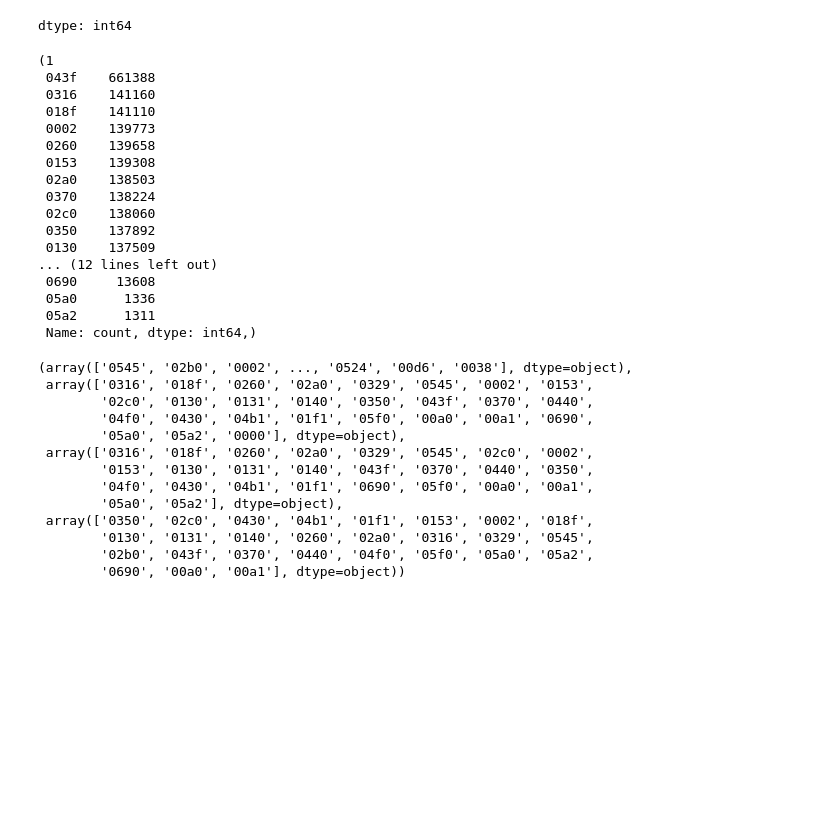
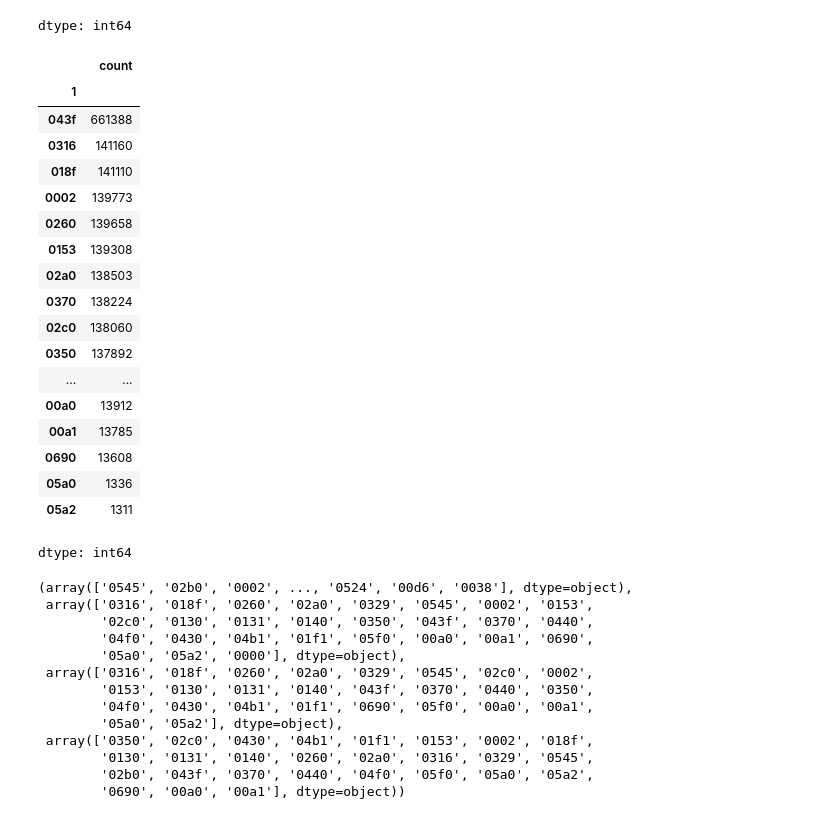
Before and after one commit to NachoDave/Automated-Vehicle-Anomalous-Driving-Behaviour, a Jupyter notebook: CAMs_Autoencoder_project_model.ipynb, the cells around one changed output. Saved outputs shown, nothing was run; the diff lists cells and outputs as text; code cells hidden in the pictures; blank space fills up the shorter version.

```diff
--- a/CAMs_Autoencoder_project_model.ipynb
+++ b/CAMs_Autoencoder_project_model.ipynb
@@ -95,25 +88,27 @@ normal_df['ID'].nunique(), fuzz_df[1].nunique(), DoS_df[1].nunique(), rpm_df[1].
 | 05a2 | 507 |
 dtype: int64
 # %%
-gear_df[1].value_counts(), #.nunique()#, rpm_df[1].nunique(), normal_df['ID'].nunique()
+gear_df[1].value_counts().transpose()#, #.nunique()#, rpm_df[1].nunique(), normal_df['ID'].nunique()
 # %% [output]
+|  | count |
+| 1 |  |
+| 043f | 661388 |
+| 0316 | 141160 |
+| 018f | 141110 |
+| 0002 | 139773 |
+| 0260 | 139658 |
+| 0153 | 139308 |
+| 02a0 | 138503 |
+| 0370 | 138224 |
+| 02c0 | 138060 |
+| 0350 | 137892 |
+| ... | ... |
+| 00a0 | 13912 |
+| 00a1 | 13785 |
+| 0690 | 13608 |
+| 05a0 | 1336 |
+| 05a2 | 1311 |
-(1
- 043f    661388
- 0316    141160
- 018f    141110
- 0002    139773
- 0260    139658
- 0153    139308
- 02a0    138503
- 0370    138224
- 02c0    138060
- 0350    137892
- 0130    137509
-... (12 lines left out)
- 0690     13608
- 05a0      1336
- 05a2      1311
- Name: count, dtype: int64,)
+dtype: int64
 # %%
 fuzz_df[1].unique(), DoS_df[1].unique(), rpm_df[1].unique(),normal_df['ID'].unique()
 # %% [output]
```
Also changed, not shown: parts of 36 cells of this notebook.
